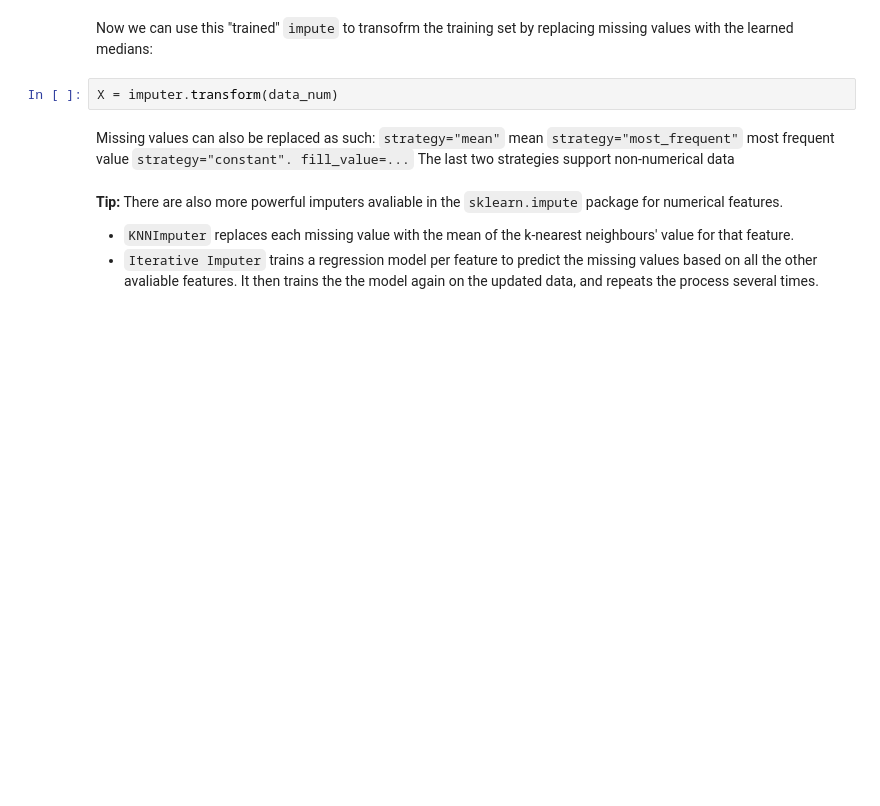
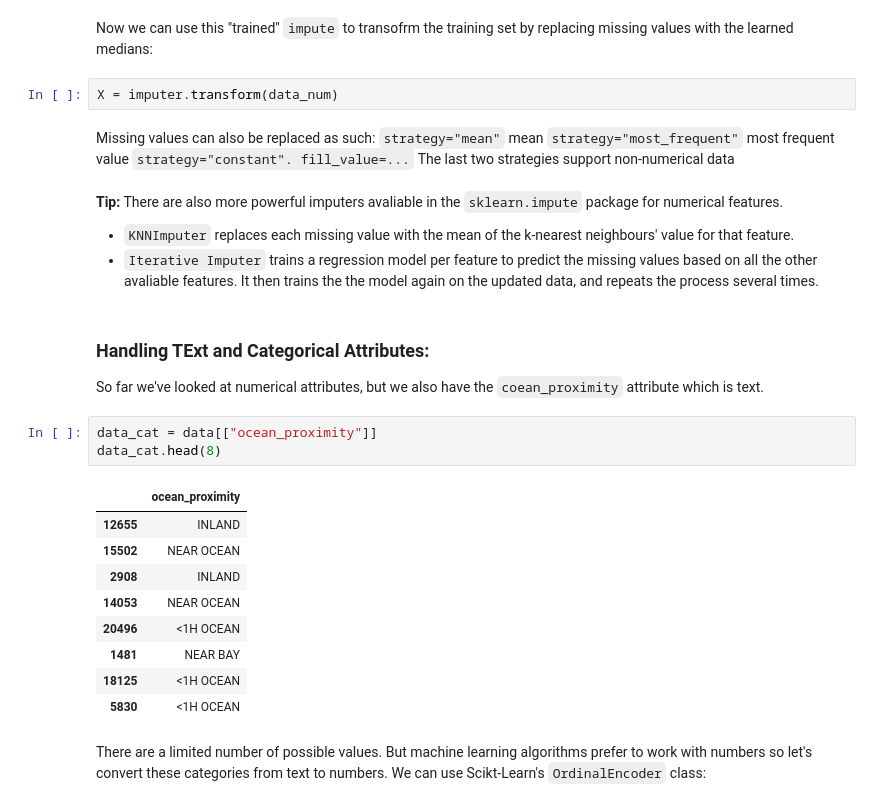
Before and after one commit to MartinOsmani/California-Housing-Dataset, a Jupyter notebook: Notebooks/main.ipynb, the cells around one changed output. Cells and saved outputs as stored; diff of their text form; blank space fills up the shorter version.

Commit message:
Added the OrdinalEncoder function to encode the ocean_proximity attribute into numbers. Will continue to expand on this.

```diff
--- a/Notebooks/main.ipynb
+++ b/Notebooks/main.ipynb
@@ -394,3 +394,21 @@ The last two strategies support non-numerical data
 <b>Tip:</b> There are also more powerful imputers avaliable in the <code>sklearn.impute</code> package for numerical features.
 - <code>KNNImputer</code> replaces each missing value with the mean of the k-nearest neighbours' value for that feature.
 - <code>Iterative Imputer</code> trains a regression model per feature to predict the missing values based on all the other avaliable features. It then trains the the model again on the updated data, and repeats the process several times.
+# %% [markdown]
+### Handling TExt and Categorical Attributes:
+So far we've looked at numerical attributes, but we also have the <code>coean_proximity</code> attribute which is text.
+# %%
+data_cat = data[["ocean_proximity"]]
+data_cat.head(8)
+# %% [output]
+|  | ocean_proximity |
+| 12655 | INLAND |
+| 15502 | NEAR OCEAN |
+| 2908 | INLAND |
+| 14053 | NEAR OCEAN |
+| 20496 | <1H OCEAN |
+| 1481 | NEAR BAY |
+| 18125 | <1H OCEAN |
+| 5830 | <1H OCEAN |
+# %% [markdown]
+There are a limited number of possible values. But machine learning algorithms prefer to work with numbers so let's convert these categories from text to numbers. We can use Scikt-Learn's <code>OrdinalEncoder</code> class:
```
Also changed, not shown: parts of 1 cell of this notebook.
